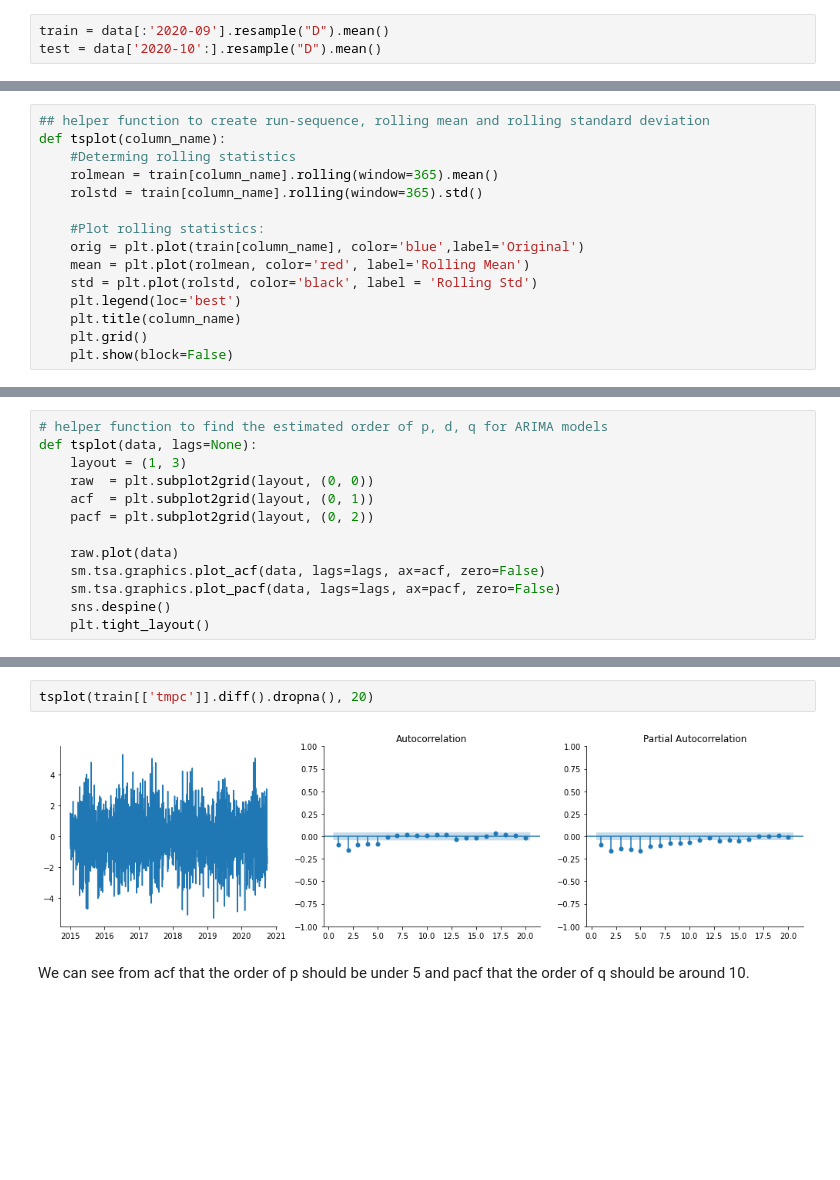
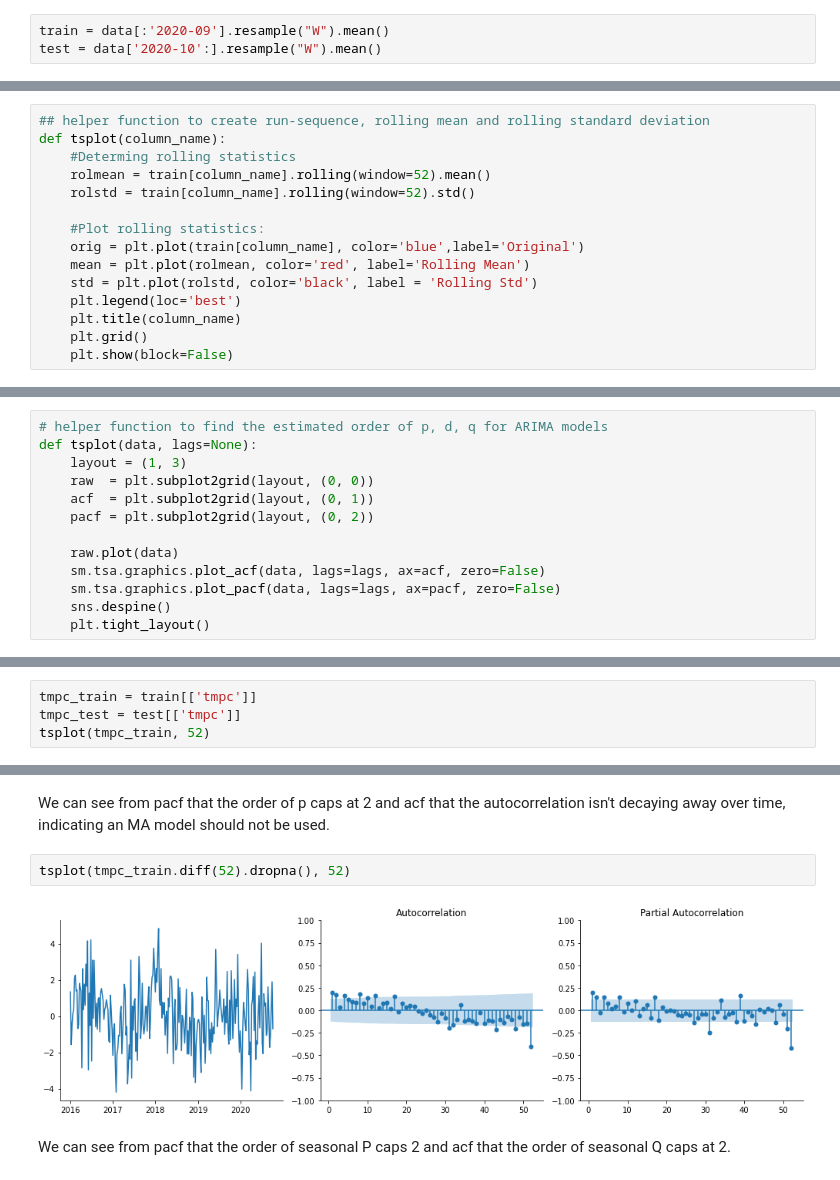
Before and after one commit to ChanningW2211/Data-Science-Project, a Jupyter notebook: Weather Forecast/weather_forecast.ipynb, the cells around one changed output, grey strips where cells are left out. Cells and saved outputs as stored; diff of their text form; blank space fills up the shorter version.

Commit message:
modelling final

```diff
--- a/Weather Forecast/weather_forecast.ipynb
+++ b/Weather Forecast/weather_forecast.ipynb
@@ -131,8 +134,8 @@ DatetimeIndex(['2015-01-01', '2015-01-02', '2015-01-03', '2015-01-04',
 # %% [markdown]
 The data spanned 6 years from 2015 to 2020.
 # %%
-train = data[:'2020-09'].resample("D").mean()
-test = data['2020-10':].resample("D").mean()
+train = data[:'2020-09'].resample("W").mean()
+test = data['2020-10':].resample("W").mean()
 # %% [markdown]
 We use the last 3 months to evaluate our model.
 # %% [markdown]
@@ -143,8 +146,8 @@ We use the last 3 months to evaluate our model.
 ## helper function to create run-sequence, rolling mean and rolling standard deviation
 def tsplot(column_name):
     #Determing rolling statistics
-    rolmean = train[column_name].rolling(window=365).mean()
-    rolstd = train[column_name].rolling(window=365).std()
+    rolmean = train[column_name].rolling(window=52).mean()
+    rolstd = train[column_name].rolling(window=52).std()
 
     #Plot rolling statistics:
     orig = plt.plot(train[column_name], color='blue',label='Original')
@@ -233,0 +226,4 @@ def tsplot(data, lags=None):
+# %%
+tmpc_train = train[['tmpc']]
+tmpc_test = test[['tmpc']]
+tsplot(tmpc_train, 52)
@@ -234,6 +232,8 @@ def tsplot(data, lags=None):
+# %% [markdown]
+We can see from pacf that the order of p caps at 2 and acf that the autocorrelation isn't decaying away over time, indicating an MA model should not be used.
 # %%
-tsplot(train[['tmpc']].diff().dropna(), 20)
+tsplot(tmpc_train.diff(52).dropna(), 52)
 # %% [output]
-[figure, old version]
+[figure, new version]
-# %% [markdown]
-We can see from acf that the order of p should be under 5 and pacf that the order of q should be around 10.
+# %% [markdown]
+We can see from pacf that the order of seasonal P caps 2 and acf that the order of seasonal Q caps at 2.
```
Also changed, not shown: parts of 15 cells of this notebook.
